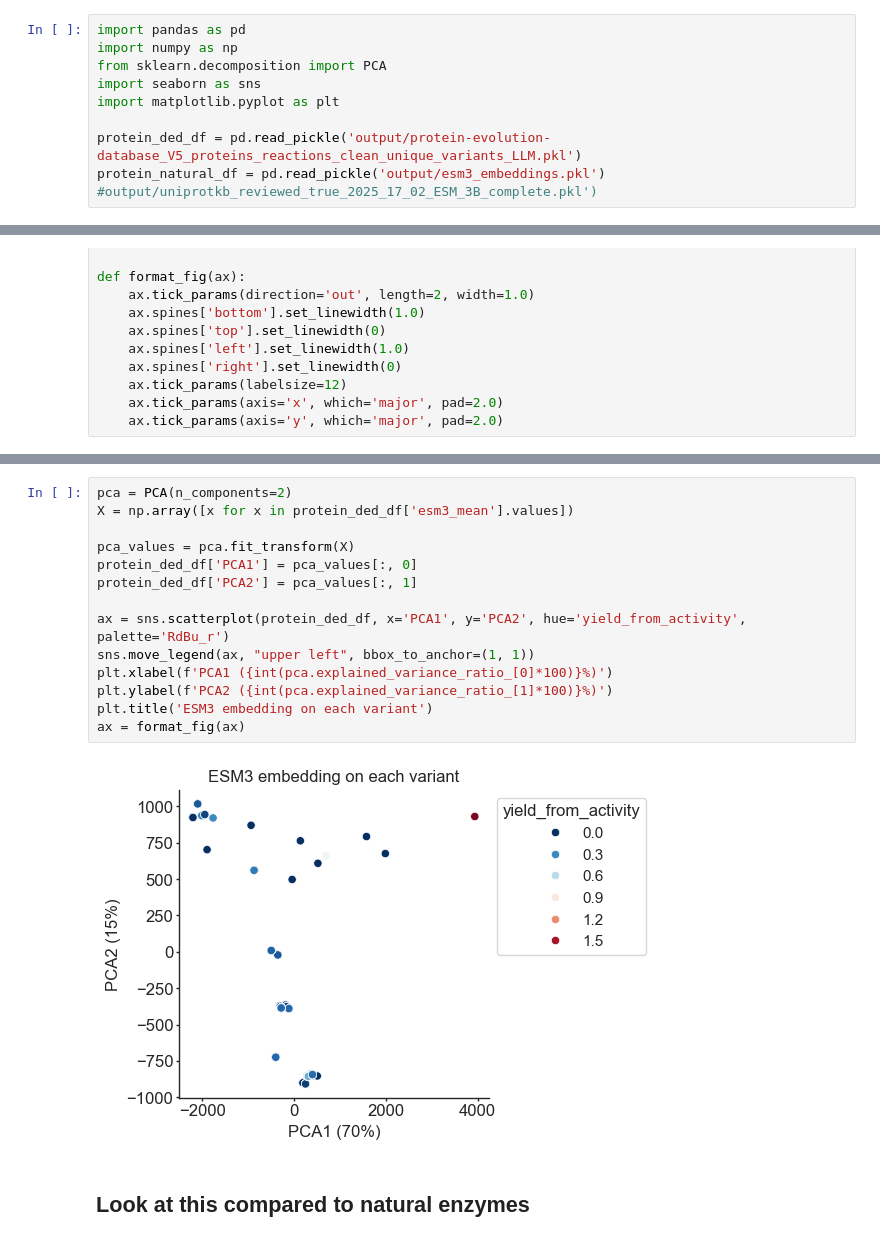
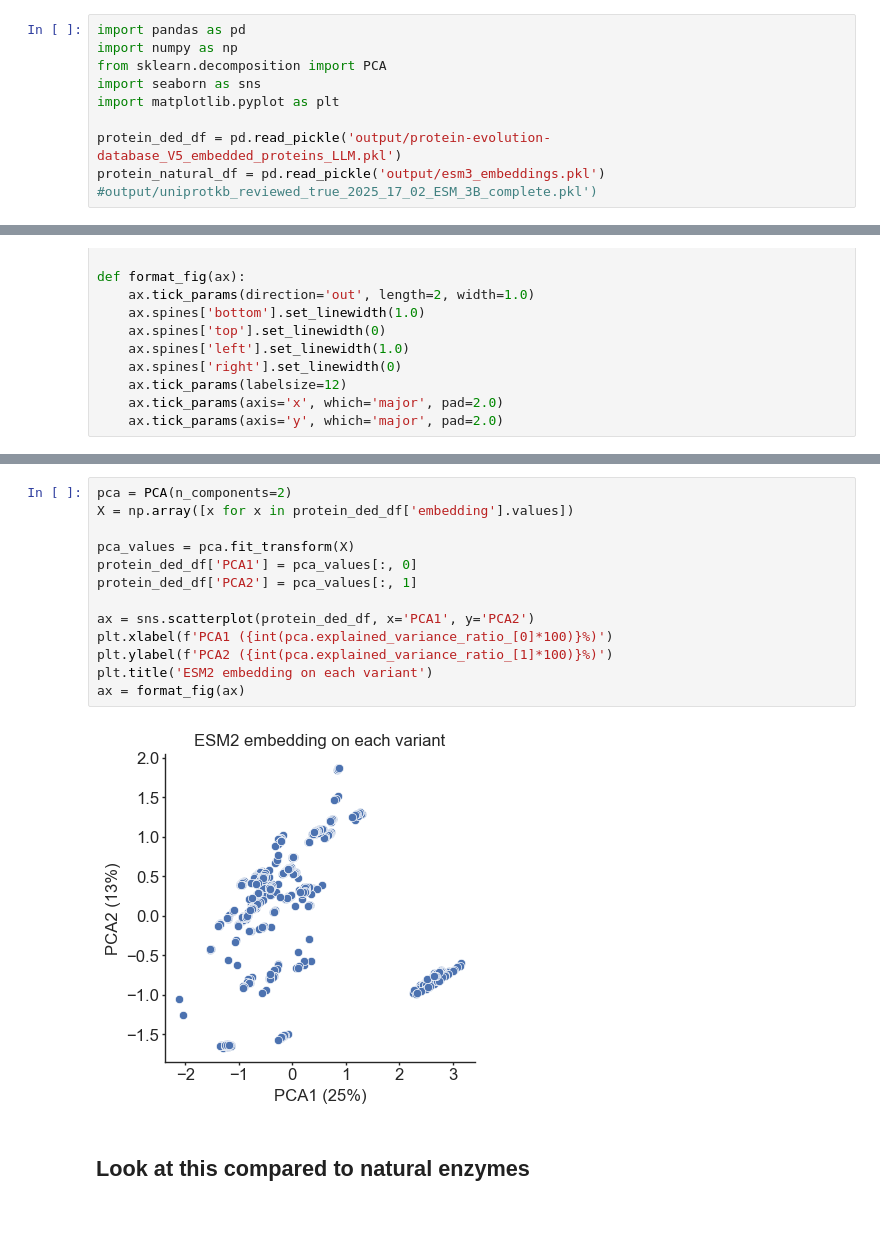
Before and after one commit to fhalab/EnzymeEngineeringDB, a Jupyter notebook: analysis/N3_AnalyseEnzymeReactionData-LLM.ipynb, the cells around one changed output, grey strips where cells are left out. Cells and saved outputs as stored; diff of their text form.

Commit message:
Cleaned notebook

```diff
--- a/analysis/N3_AnalyseEnzymeReactionData-LLM.ipynb
+++ b/analysis/N3_AnalyseEnzymeReactionData-LLM.ipynb
@@ -13,5 +13,5 @@ from sklearn.decomposition import PCA
 import seaborn as sns
 import matplotlib.pyplot as plt
 
-protein_ded_df = pd.read_pickle('output/protein-evolution-database_V5_proteins_reactions_clean_unique_variants_LLM.pkl')
+protein_ded_df = pd.read_pickle('output/protein-evolution-database_V5_embedded_proteins_LLM.pkl')
 protein_natural_df = pd.read_pickle('output/esm3_embeddings.pkl') #output/uniprotkb_reviewed_true_2025_17_02_ESM_3B_complete.pkl')
@@ -367,19 +301,18 @@ def format_fig(ax):
 # %%
 pca = PCA(n_components=2)
-X = np.array([x for x in protein_ded_df['esm3_mean'].values])
+X = np.array([x for x in protein_ded_df['embedding'].values])
 
 pca_values = pca.fit_transform(X)
 protein_ded_df['PCA1'] = pca_values[:, 0]
 protein_ded_df['PCA2'] = pca_values[:, 1]
 
-ax = sns.scatterplot(protein_ded_df, x='PCA1', y='PCA2', hue='yield_from_activity', palette='RdBu_r')
-sns.move_legend(ax, "upper left", bbox_to_anchor=(1, 1))
+ax = sns.scatterplot(protein_ded_df, x='PCA1', y='PCA2')
 plt.xlabel(f'PCA1 ({int(pca.explained_variance_ratio_[0]*100)}%)')
 plt.ylabel(f'PCA2 ({int(pca.explained_variance_ratio_[1]*100)}%)')
-plt.title('ESM3 embedding on each variant')
+plt.title('ESM2 embedding on each variant')
 ax = format_fig(ax)
 # %% [output]
-[figure, old version]
+[figure, new version]
 # %% [markdown]
 ## Look at this compared to natural enzymes
 # %%
```
Also changed, not shown: parts of 25 cells of this notebook, 3 other files.
